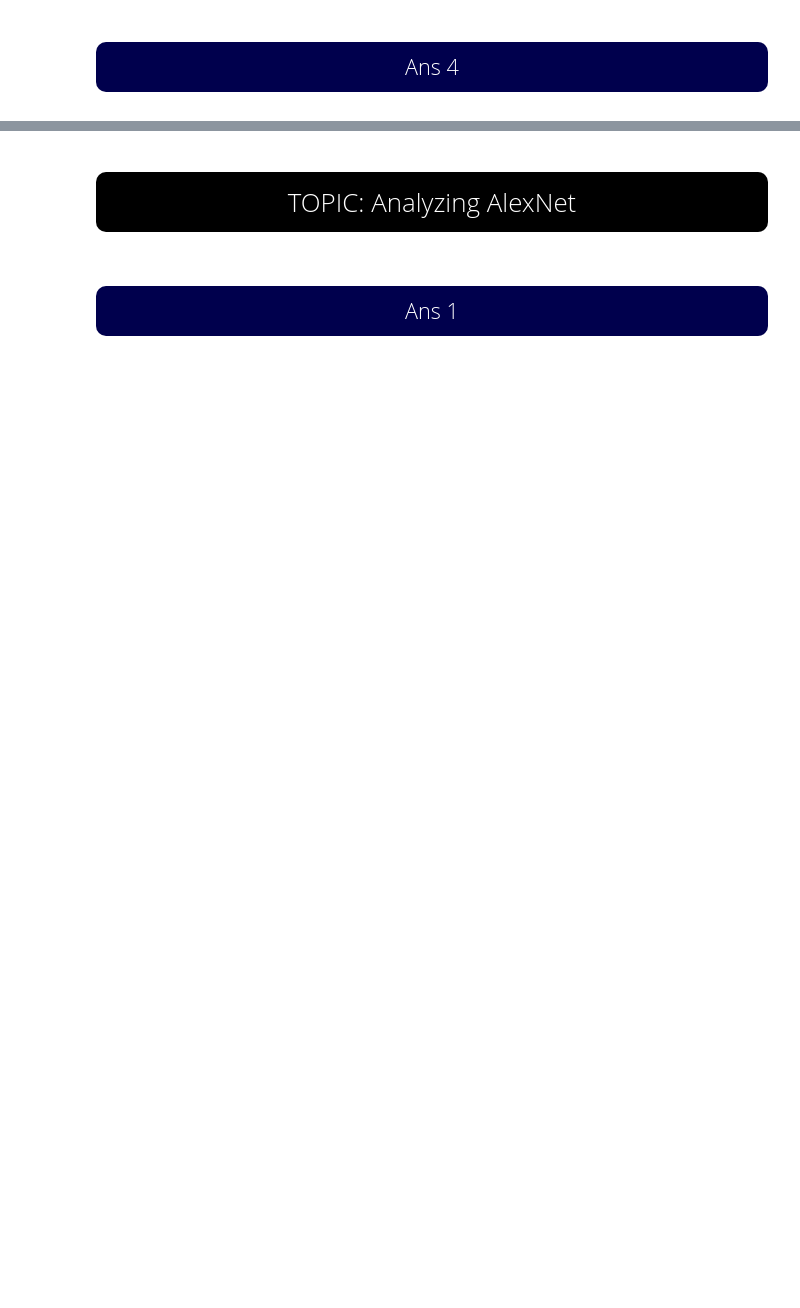
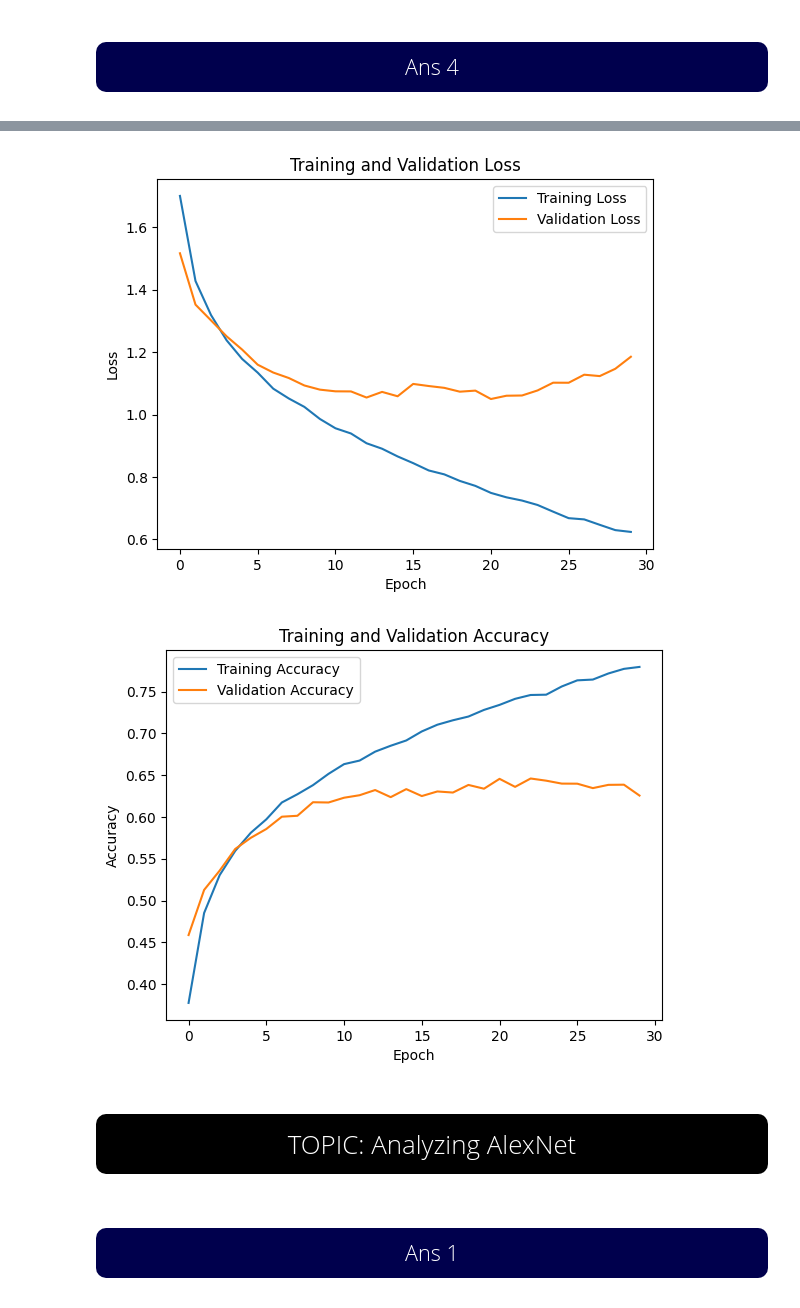
Before and after one commit to Sufiyan999/PW-DataScience-Masters, a Jupyter notebook: Assignments/6. JUNE/25-30 june/CNN Architecture assign.ipynb, the cells around one changed output, grey strips where cells are left out. Cells and saved outputs as stored; diff of their text form; code cells hidden in the pictures; blank space fills up the shorter version.

```diff
--- a/Assignments/6. JUNE/25-30 june/CNN Architecture assign.ipynb
+++ b/Assignments/6. JUNE/25-30 june/CNN Architecture assign.ipynb
@@ -31,0 +498,3 @@
+# %%
+from  keras.callbacks import ModelCheckpoint
+chckpoint = ModelCheckpoint("model_weights.h5" , save_weights_only= True, save_best_only=True )
@@ -32,3 +735,28 @@
+# %%
+import matplotlib.pyplot as plt
+def  plot():
+        # Plot training loss and validation loss
+        plt.plot(history.history['loss'], label='Training Loss')
+        plt.plot(history.history['val_loss'], label='Validation Loss')
+        plt.xlabel('Epoch')
+        plt.ylabel('Loss')
+        plt.title('Training and Validation Loss')
+        plt.legend()
+        plt.show()
+
+        # Plot training accuracy and validation accuracy
+        plt.plot(history.history['accuracy'], label='Training Accuracy')
+        plt.plot(history.history['val_accuracy'], label='Validation Accuracy')
+        plt.xlabel('Epoch')
+        plt.ylabel('Accuracy')
+        plt.title('Training and Validation Accuracy')
+        plt.legend()
+        plt.show()
+# %%
+plot()
+# %% [output]
+[figure, added]
+[figure, added]
 # %% [markdown]
 <a id="1"></a>
  # <p style="padding:10px;background-color: #000000 ;margin:10;color: white ;font-family:newtimeroman;font-size:100%;text-align:center;border-radius: 10px 10px ;overflow:hidden;font-weight:50"> TOPIC: Analyzing AlexNet </p>
```
Also changed, not shown: parts of 50 cells of this notebook, 3 other files.
